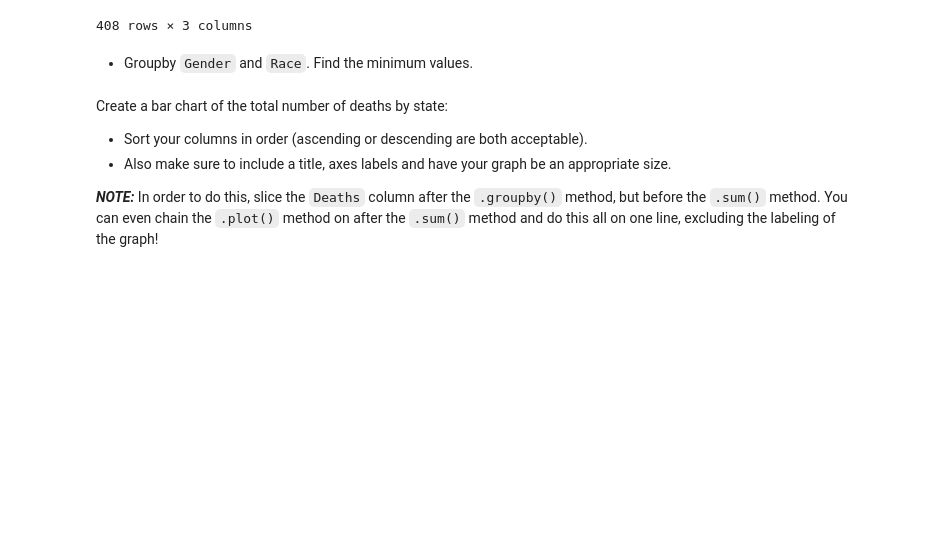
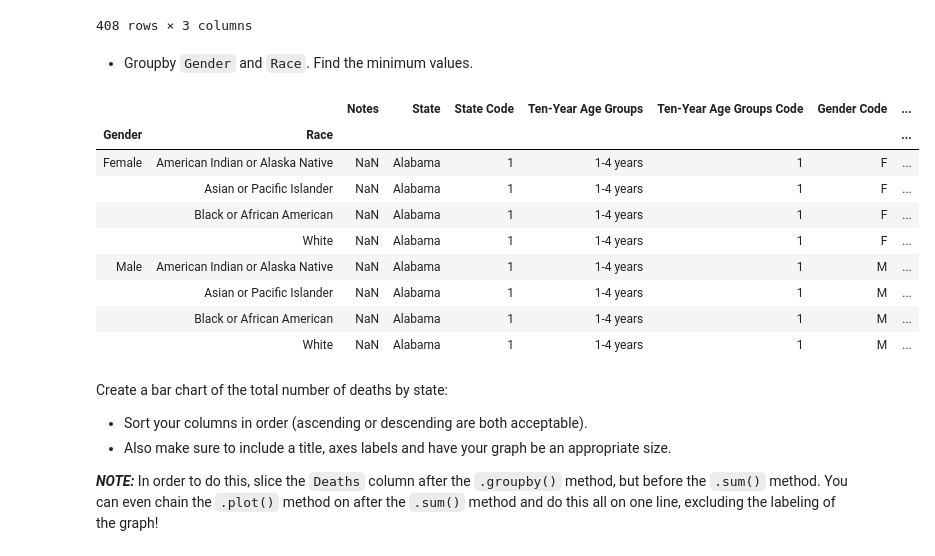
Before and after one commit to yabughaida/dsc-pivot-tables-pandas-lab-hbs-ds-060120, a Jupyter notebook: index.ipynb, the cells around one changed output. Saved outputs shown, nothing was run; the diff lists cells and outputs as text; code cells hidden in the pictures; blank space fills up the shorter version.

```diff
--- a/index.ipynb
+++ b/index.ipynb
@@ -90,6 +106,18 @@ df.groupby(['State','Gender','Race']).mean()
 - Groupby `Gender` and `Race`. Find the minimum values.
 # %%
 # Your code here
+df.groupby(['Gender','Race']).min()
+# %% [output]
+|  |  | Notes | State | State Code | Ten-Year Age Groups | Ten-Year Age Groups Code | Gender Code | ... |
+| Gender | Race |  |  |  |  |  |  | ... |
+| Female | American Indian or Alaska Native | NaN | Alabama | 1 | 1-4 years | 1 | F | ... |
+|  | Asian or Pacific Islander | NaN | Alabama | 1 | 1-4 years | 1 | F | ... |
+|  | Black or African American | NaN | Alabama | 1 | 1-4 years | 1 | F | ... |
+|  | White | NaN | Alabama | 1 | 1-4 years | 1 | F | ... |
+| Male | American Indian or Alaska Native | NaN | Alabama | 1 | 1-4 years | 1 | M | ... |
+|  | Asian or Pacific Islander | NaN | Alabama | 1 | 1-4 years | 1 | M | ... |
+|  | Black or African American | NaN | Alabama | 1 | 1-4 years | 1 | M | ... |
+|  | White | NaN | Alabama | 1 | 1-4 years | 1 | M | ... |
 # %% [markdown]
 Create a bar chart of the total number of deaths by state:
 
```
Also changed, not shown: parts of 1 cell of this notebook.
